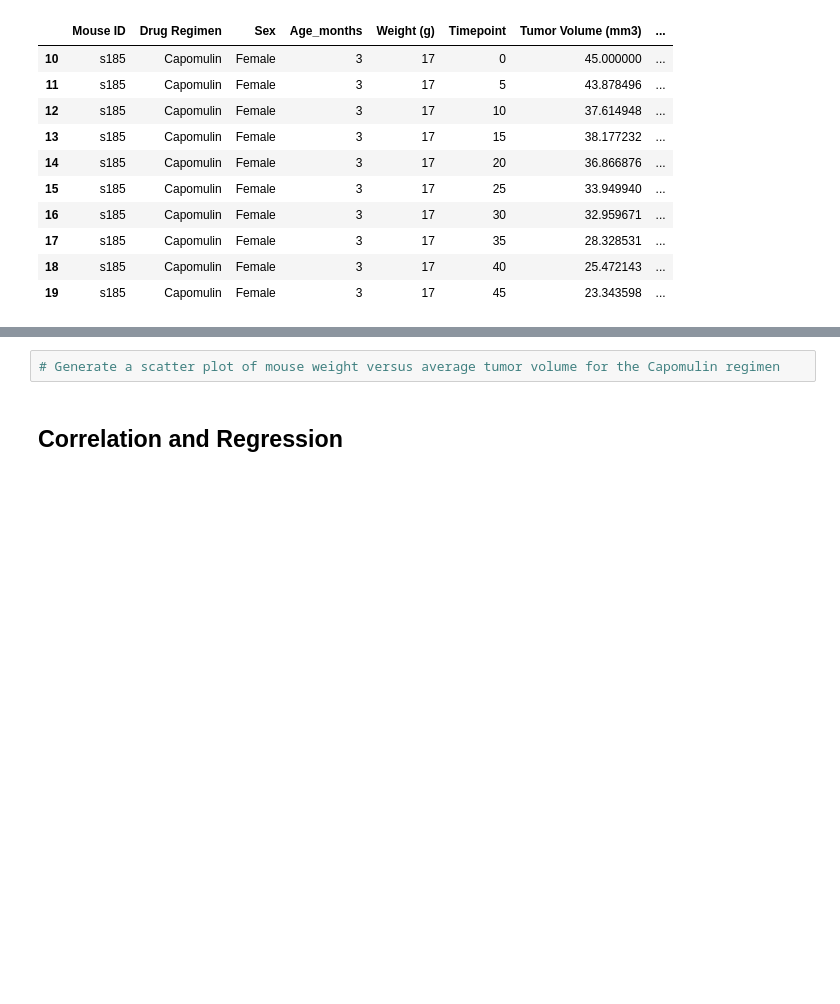
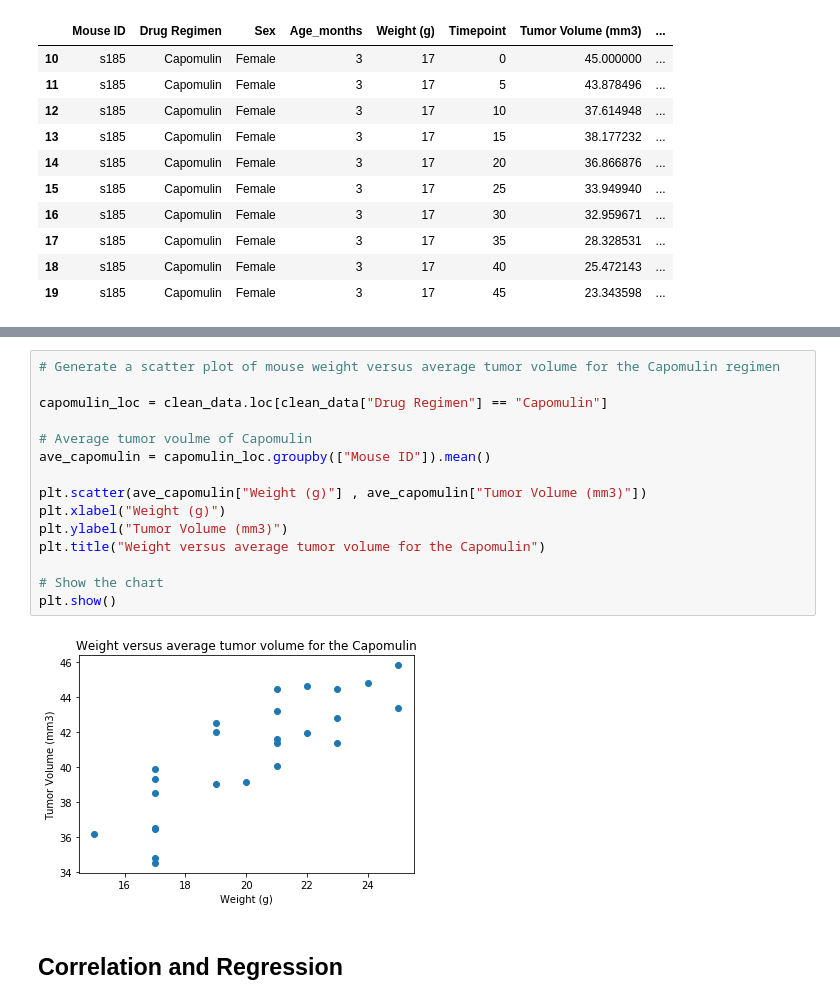
Before and after one commit to SakiSugio/Matplotlib, a Jupyter notebook: pymaceuticals.ipynb, the cells around one changed output, grey strips where cells are left out. Drawn from its saved outputs; the diff is of its cells as text; blank space fills up the shorter version.

```diff
--- a/pymaceuticals.ipynb
+++ b/pymaceuticals.ipynb
@@ -363,5 +364,20 @@ plt.show()
-# %%
-# Generate a scatter plot of mouse weight versus average tumor volume for the Capomulin regimen
+# %%
+# Generate a scatter plot of mouse weight versus average tumor volume for the Capomulin regimen
+
+capomulin_loc = clean_data.loc[clean_data["Drug Regimen"] == "Capomulin"]
+
+# Average tumor voulme of Capomulin
+ave_capomulin = capomulin_loc.groupby(["Mouse ID"]).mean()
+
+plt.scatter(ave_capomulin["Weight (g)"] , ave_capomulin["Tumor Volume (mm3)"])
+plt.xlabel("Weight (g)")
+plt.ylabel("Tumor Volume (mm3)")
+plt.title("Weight versus average tumor volume for the Capomulin")
+
+# Show the chart
+plt.show()
+# %% [output]
+[figure, added]
 # %% [markdown]
 ## Correlation and Regression
 # %%
```
Also changed, not shown: parts of 1 cell of this notebook.
